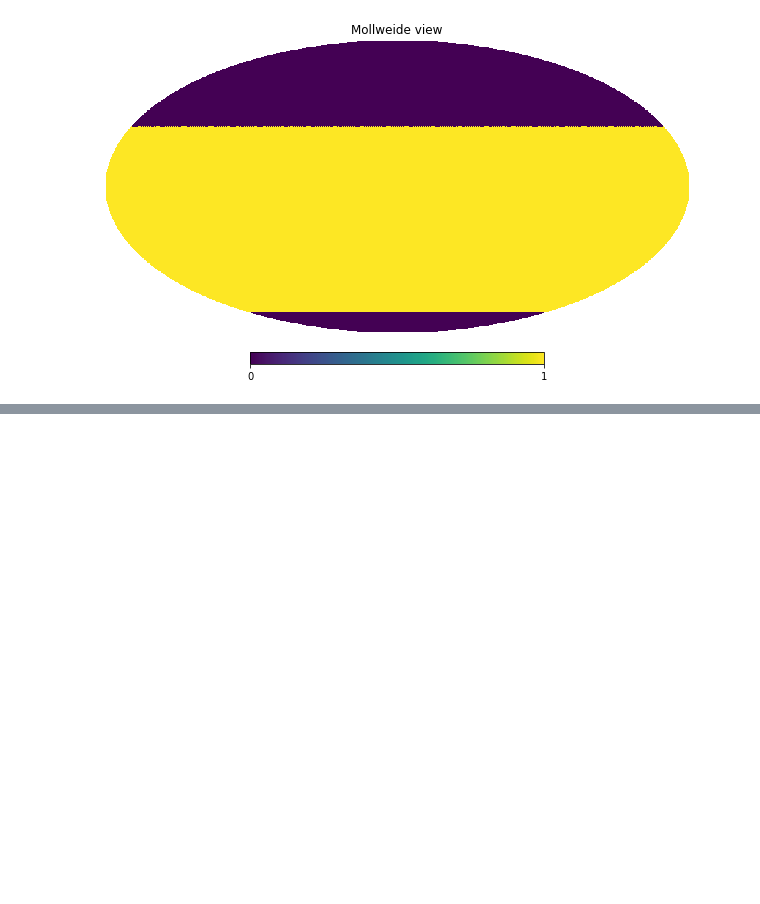
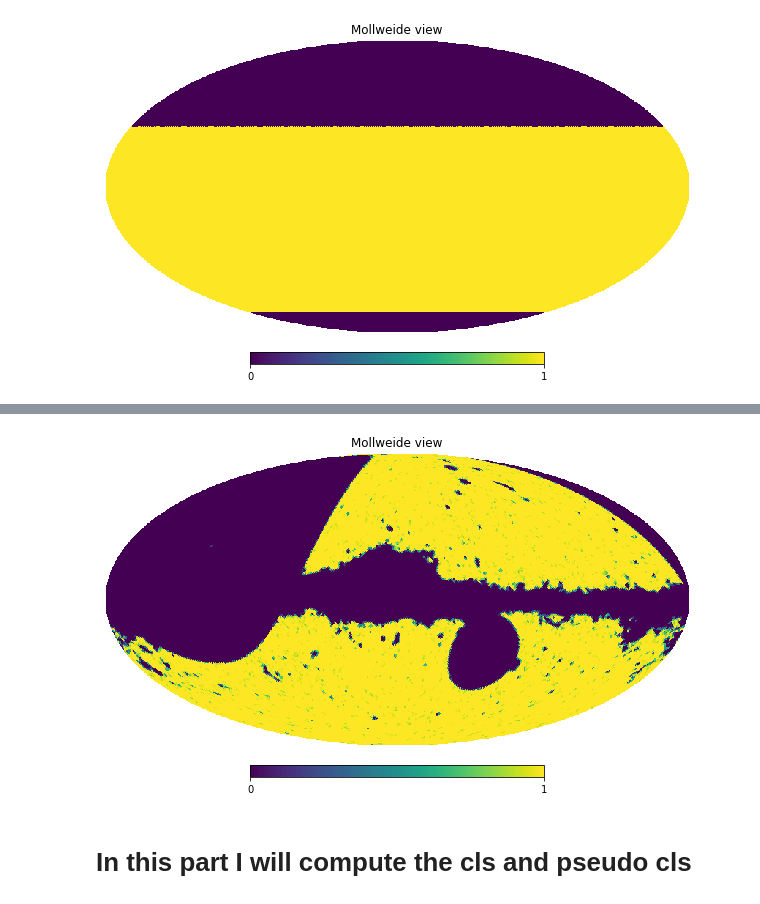
Before and after one commit to Augustocmb/cmblss, a Jupyter notebook: code/cmblss-main/polarisation-temperature-anisotropies.ipynb, the cells around one changed output, grey strips where cells are left out. Cells and saved outputs as stored; diff of their text form; code cells hidden in the pictures; blank space fills up the shorter version.

```diff
--- a/code/cmblss-main/polarisation-temperature-anisotropies.ipynb
+++ b/code/cmblss-main/polarisation-temperature-anisotropies.ipynb
@@ -15,12 +15,16 @@ WARNING: version mismatch between CFITSIO header (v4.000999999999999) and linked
 # %%
 #Read the map
 Planck_SMICA=hp.read_map('/home/akozameh/COM_CMB_IQU-smica_2048_R3.00_hm2.fits')
+# %%
+#Read the mask
+mask=hp.read_map('/home/akozameh/cmblss/data/COM_Mask_CMB-common-Mask-Int_2048_R3.00.fits')
 # %% [markdown]
 Since we are interested in large-angular scale, the maps were degraded at NSIDE = 64 and NSIDE=16
 # %%
 #Planck SMICA degraded map
 Planck_1=hp.pixelfunc.ud_grade(Planck_SMICA, 64)       #degraded maps at NSIDE=64
 Planck_2=hp.pixelfunc.ud_grade(Planck_SMICA, 16)       #degraded maps at NSIDE=16
+mask_deg=hp.pixelfunc.ud_grade(mask,64)                #degraded mask at NSIDE=16
 # %%
 # Creating new mask in equatorial coordinates
 NSIDE = 64
@@ -98,0 +110,10 @@ rot=hp.Rotator(coord=['C','G'])  # Transforms equatorial to galactic coordinates
+# %%
+# Total mask
+mask_total=m * mask_deg
+# %%
+# Total mask is shown
+hp.mollview(mask_total)
+# %% [output]
+[figure, added]
+# %% [markdown]
+# In this part I will compute the cls and pseudo cls
```
Also changed, not shown: parts of 7 cells of this notebook.
